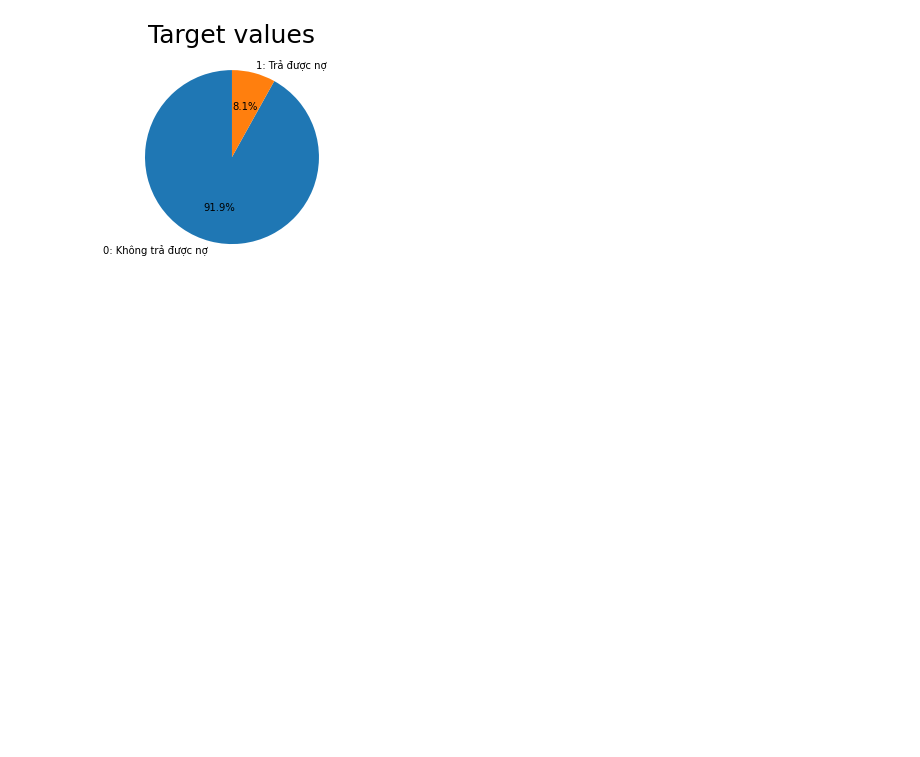
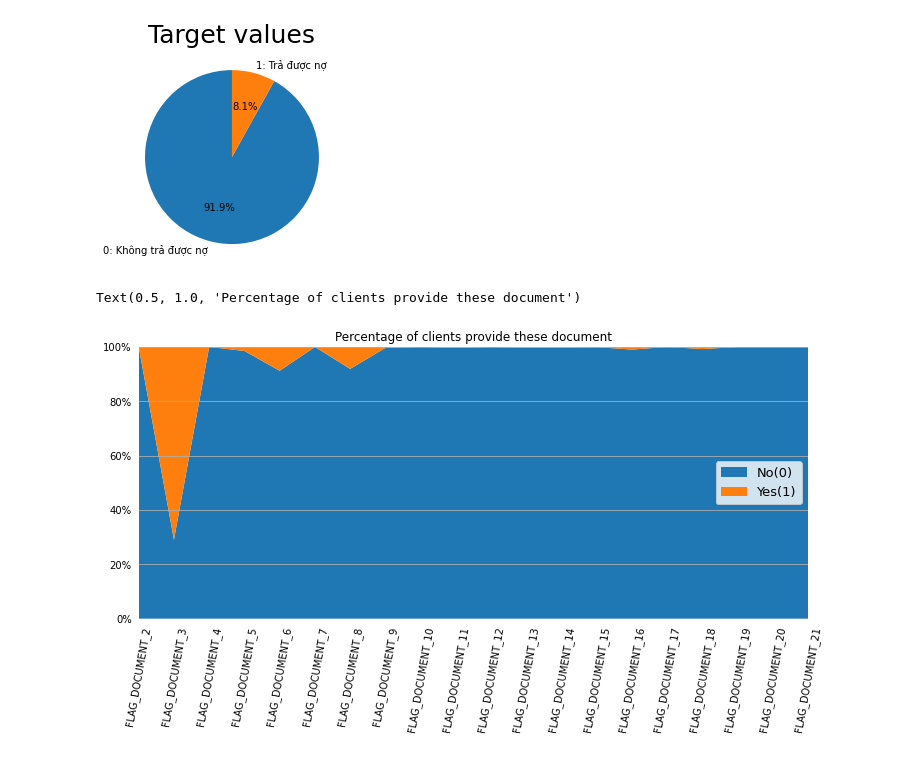
Before and after one commit to NgChi493510/Data-Preparation-Project-Group-14, a Jupyter notebook: EDA/EDA - Application Train.ipynb, the cells around one changed output. Drawn from its saved outputs; the diff is of its cells as text; code cells hidden in the pictures; blank space fills up the shorter version.

```diff
--- a/EDA/EDA - Application Train.ipynb
+++ b/EDA/EDA - Application Train.ipynb
@@ -104,3 +93,23 @@ plt.title('Target values',fontsize=25)
 plt.show()
 # %% [output]
 [figure]
+# %%
+starting_idx = df.columns.get_loc("FLAG_DOCUMENT_2")
+ending_idx = df.columns.get_loc("FLAG_DOCUMENT_21")+1
+a = pd.DataFrame()
+for i in range(starting_idx,ending_idx):
+    a[df.columns[i]] = df.iloc[:,i].value_counts(normalize=True)
+f, ax = plt.subplots(figsize=(12,5))
+ax.stackplot(a.columns, a.iloc[0],a.iloc[1])
+ax.set_xticklabels(a.columns,rotation=80)
+ax.spines[['top','bottom','right','left']].set_visible(False)
+ax.set_xlim(0,19)
+ax.set_ylim(0,1)
+ax.set_yticklabels(['0%','20%','40%','60%','80%','100%'])
+ax.tick_params(left=False,bottom=False)
+ax.grid(axis='y')
+ax.legend(['No(0)','Yes(1)'],fontsize=13,loc = 'center right')
+ax.set_title('Percentage of clients provide these document')
+# %% [output]
+Text(0.5, 1.0, 'Percentage of clients provide these document')
+[figure, added]
```
Also changed, not shown: parts of 6 cells of this notebook.
